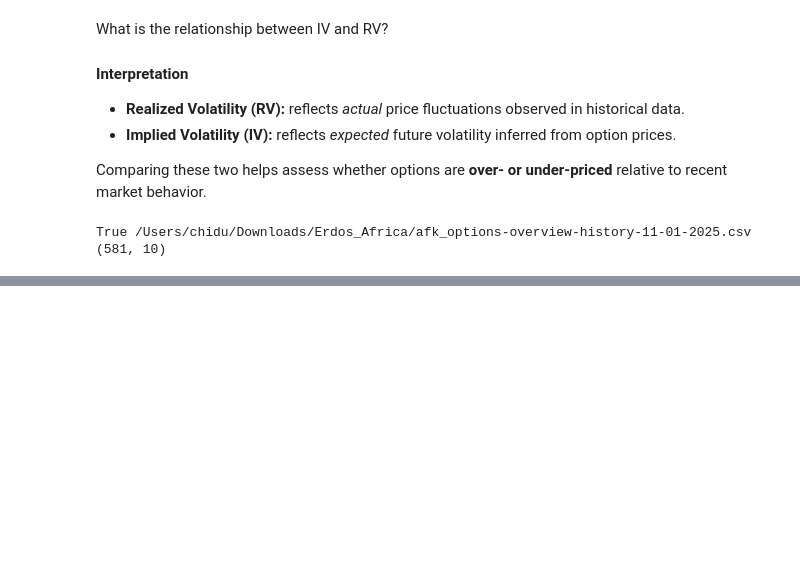
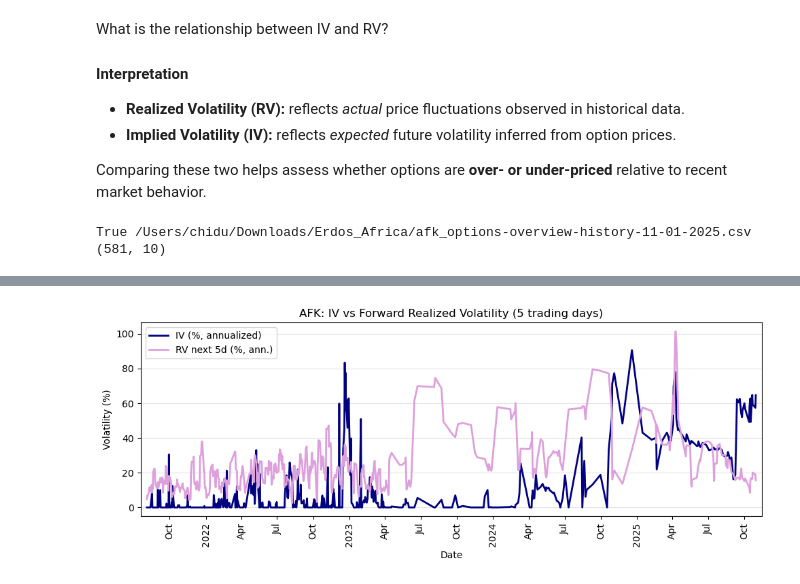
Before and after one commit to Chidubem5/Erdos_Africa, a Jupyter notebook: main.ipynb, the cells around one changed output, grey strips where cells are left out. Saved outputs shown, nothing was run; the diff lists cells and outputs as text; code cells hidden in the pictures; blank space fills up the shorter version.

```diff
--- a/main.ipynb
+++ b/main.ipynb
@@ -387,0 +263,59 @@ plt.show()
+# %%
+# IV vs forward RV (5d), simple & realistic — IV=navy, RV=plum
+import matplotlib.pyplot as plt
+import matplotlib.dates as mdates
+
+H = 5
+ANNUALIZE = 252
+
+# --- IV (percent) ---
+iv_df = df_afk.copy()
+iv_df["Date"] = pd.to_datetime(iv_df["Date"], errors="coerce")
+iv_df = iv_df.dropna(subset=["Date"]).sort_values("Date")
+
+IV_NAMES = {"imp vol", "impvol", "implied vol", "impliedvol", "implied volatility", "iv"}
+iv_col = next((c for c in iv_df.columns if c.strip().lower() in IV_NAMES), None)
+
+raw = iv_df[iv_col].astype(str)
+num = pd.to_numeric(raw.str.replace(r"[^0-9.\-]", "", regex=True), errors="coerce")
+iv_pct = num * 100 if num.dropna().quantile(0.9) <= 1.0 else num
+iv = pd.Series(iv_pct.values, index=iv_df["Date"], name="IV_%").dropna()
+
+# --- Price & forward RV (aligned at t; uses t+1..t+H) ---
+PRICE_COL = next((c for c in ["Last", "Close", "Adj Close", "Price"] if c in df_afk.columns), None)
+
+px = (df_afk[["Date", PRICE_COL]]
+        .assign(Date=lambda d: pd.to_datetime(d["Date"], errors="coerce"),
+                **{PRICE_COL: lambda d: pd.to_numeric(d[PRICE_COL], errors="coerce")})
+        .dropna()
+        .sort_values("Date")
+        .drop_duplicates("Date", keep="last")
+        .set_index("Date")[PRICE_COL])
+
+r = np.log(px).diff()  # log returns
+rv5 = r.shift(-1).rolling(H).std(ddof=1) * (ANNUALIZE ** 0.5) * 100
+rv5 = rv5.rename("RV5_%").dropna()
+
+# --- Align & plot ---
+df = pd.concat([iv, rv5], axis=1).dropna().sort_index()
+
+fig, ax = plt.subplots(figsize=(10, 4))
+ax.plot(df.index, df["IV_%"],  label="IV (%, annualized)",   color="navy", linewidth=2)
+ax.plot(df.index, df["RV5_%"], label="RV next 5d (%, ann.)", color="plum", linewidth=2)
+
+ax.set_title("AFK: IV vs Forward Realized Volatility (5 trading days)")
+ax.set_ylabel("Volatility (%)"); ax.set_xlabel("Date")
+ax.grid(axis="y", alpha=0.35)
+
+# ~50% denser dates + vertical labels
+locator = mdates.AutoDateLocator(minticks=12, maxticks=21)
+ax.xaxis.set_major_locator(locator)
+ax.xaxis.set_major_formatter(mdates.ConciseDateFormatter(locator))
+plt.setp(ax.get_xticklabels(), rotation=90, ha="center")
+
+ax.margins(x=0.01, y=0.05)
+ax.legend()
+plt.tight_layout()
+plt.show()
+# %% [output]
+[figure, added]
```
Also changed, not shown: parts of 8 cells of this notebook.
